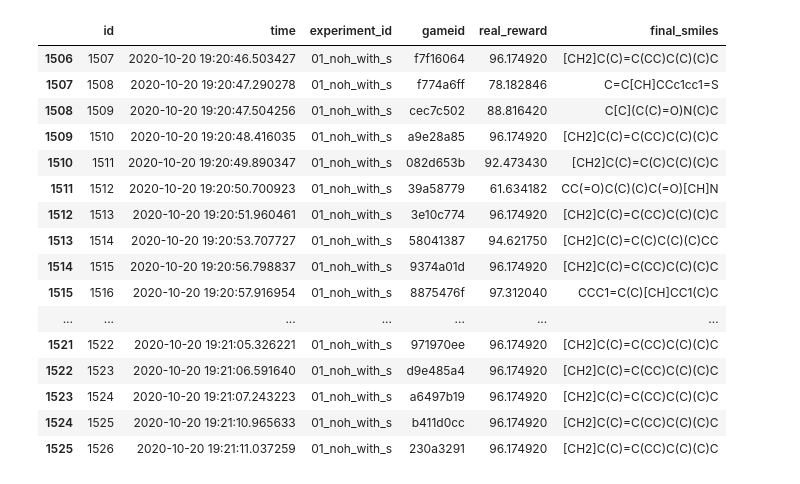
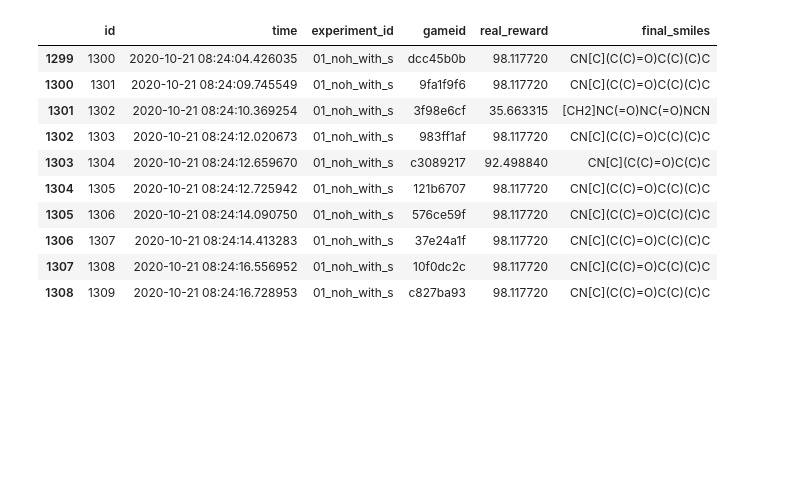
Before and after one commit to NREL/rlmolecule, a Jupyter notebook: stable_radical_optimization/monitor_progress.ipynb, the cells around one changed output. Saved outputs shown, nothing was run; the diff lists cells and outputs as text; code cells hidden in the pictures; blank space fills up the shorter version.

```diff
--- a/stable_radical_optimization/monitor_progress.ipynb
+++ b/stable_radical_optimization/monitor_progress.ipynb
@@ -28,28 +28,22 @@ import stable_rad_config
 # %%
 # Load the game buffer
 with psycopg2.connect(**dbparams) as conn:
     df = pd.read_sql_query("select * from {}_game where experiment_id = %s".format(
         config.sql_basename), conn, params=(config.experiment_id,))
 
-df.tail(20)
+df.tail(10)
 # %% [output]
 |  | id | time | experiment_id | gameid | real_reward | final_smiles |
-| 1506 | 1507 | 2020-10-20 19:20:46.503427 | 01_noh_with_s | f7f16064 | 96.174920 | [CH2]C(C)=C(CC)C(C)(C)C |
-| 1507 | 1508 | 2020-10-20 19:20:47.290278 | 01_noh_with_s | f774a6ff | 78.182846 | C=C[CH]CCc1cc1=S |
-| 1508 | 1509 | 2020-10-20 19:20:47.504256 | 01_noh_with_s | cec7c502 | 88.816420 | C[C](C(C)=O)N(C)C |
-| 1509 | 1510 | 2020-10-20 19:20:48.416035 | 01_noh_with_s | a9e28a85 | 96.174920 | [CH2]C(C)=C(CC)C(C)(C)C |
-| 1510 | 1511 | 2020-10-20 19:20:49.890347 | 01_noh_with_s | 082d653b | 92.473430 | [CH2]C(C)=C(C)C(C)(C)C |
-| 1511 | 1512 | 2020-10-20 19:20:50.700923 | 01_noh_with_s | 39a58779 | 61.634182 | CC(=O)C(C)(C)C(=O)[CH]N |
-| 1512 | 1513 | 2020-10-20 19:20:51.960461 | 01_noh_with_s | 3e10c774 | 96.174920 | [CH2]C(C)=C(CC)C(C)(C)C |
-| 1513 | 1514 | 2020-10-20 19:20:53.707727 | 01_noh_with_s | 58041387 | 94.621750 | [CH2]C(C)=C(C)C(C)(C)CC |
-| 1514 | 1515 | 2020-10-20 19:20:56.798837 | 01_noh_with_s | 9374a01d | 96.174920 | [CH2]C(C)=C(CC)C(C)(C)C |
-| 1515 | 1516 | 2020-10-20 19:20:57.916954 | 01_noh_with_s | 8875476f | 97.312040 | CCC1=C(C)[CH]CC1(C)C |
-| ... | ... | ... | ... | ... | ... | ... |
-| 1521 | 1522 | 2020-10-20 19:21:05.326221 | 01_noh_with_s | 971970ee | 96.174920 | [CH2]C(C)=C(CC)C(C)(C)C |
-| 1522 | 1523 | 2020-10-20 19:21:06.591640 | 01_noh_with_s | d9e485a4 | 96.174920 | [CH2]C(C)=C(CC)C(C)(C)C |
-| 1523 | 1524 | 2020-10-20 19:21:07.243223 | 01_noh_with_s | a6497b19 | 96.174920 | [CH2]C(C)=C(CC)C(C)(C)C |
-| 1524 | 1525 | 2020-10-20 19:21:10.965633 | 01_noh_with_s | b411d0cc | 96.174920 | [CH2]C(C)=C(CC)C(C)(C)C |
-| 1525 | 1526 | 2020-10-20 19:21:11.037259 | 01_noh_with_s | 230a3291 | 96.174920 | [CH2]C(C)=C(CC)C(C)(C)C |
+| 1299 | 1300 | 2020-10-21 08:24:04.426035 | 01_noh_with_s | dcc45b0b | 98.117720 | CN[C](C(C)=O)C(C)(C)C |
+| 1300 | 1301 | 2020-10-21 08:24:09.745549 | 01_noh_with_s | 9fa1f9f6 | 98.117720 | CN[C](C(C)=O)C(C)(C)C |
+| 1301 | 1302 | 2020-10-21 08:24:10.369254 | 01_noh_with_s | 3f98e6cf | 35.663315 | [CH2]NC(=O)NC(=O)NCN |
+| 1302 | 1303 | 2020-10-21 08:24:12.020673 | 01_noh_with_s | 983ff1af | 98.117720 | CN[C](C(C)=O)C(C)(C)C |
+| 1303 | 1304 | 2020-10-21 08:24:12.659670 | 01_noh_with_s | c3089217 | 92.498840 | CN[C](C(C)=O)C(C)C |
+| 1304 | 1305 | 2020-10-21 08:24:12.725942 | 01_noh_with_s | 121b6707 | 98.117720 | CN[C](C(C)=O)C(C)(C)C |
+| 1305 | 1306 | 2020-10-21 08:24:14.090750 | 01_noh_with_s | 576ce59f | 98.117720 | CN[C](C(C)=O)C(C)(C)C |
+| 1306 | 1307 | 2020-10-21 08:24:14.413283 | 01_noh_with_s | 37e24a1f | 98.117720 | CN[C](C(C)=O)C(C)(C)C |
+| 1307 | 1308 | 2020-10-21 08:24:16.556952 | 01_noh_with_s | 10f0dc2c | 98.117720 | CN[C](C(C)=O)C(C)(C)C |
+| 1308 | 1309 | 2020-10-21 08:24:16.728953 | 01_noh_with_s | c827ba93 | 98.117720 | CN[C](C(C)=O)C(C)(C)C |
 # %%
 # Load the policy training history
 log = pd.read_csv(os.path.join(config.checkpoint_filepath, 'log.csv'))
```
Also changed, not shown: parts of 12 cells of this notebook, 2 other files.
